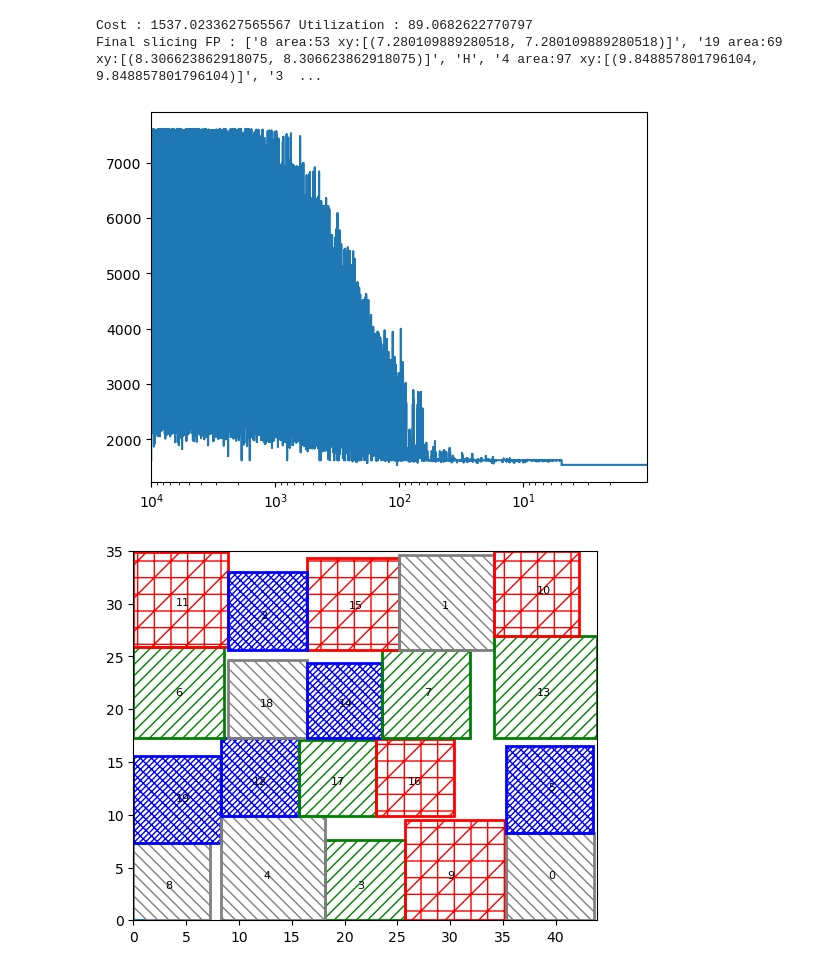
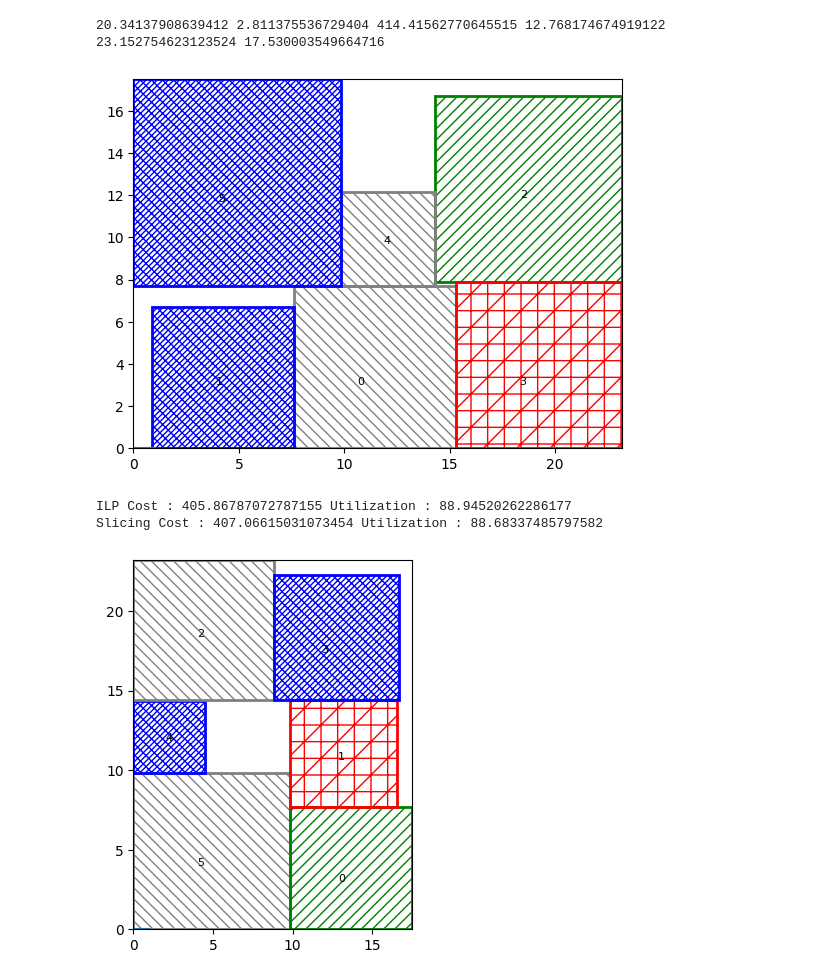
Before and after one commit to srini229/EE5333_tutorials, a Jupyter notebook: fp/Floorplanning.ipynb, the cells around one changed output. Drawn from its saved outputs; the diff is of its cells as text; code cells hidden in the pictures.

```diff
--- a/fp/Floorplanning.ipynb
+++ b/fp/Floorplanning.ipynb
@@ -12,11 +12,7 @@ import random
 
 def accept(delC, T):
   if delC <= 0: return True
-  p = math.exp(-delC/T)
-  x = random.random()
-  if x < p:
-    return True
-  return False
+  return random.random() < math.exp(-delC/T)
 
 # F = initial slicing floorplan in Polish form
 # costEval(F): cost evaluation routine
@@ -161,18 +349,20 @@ print(Cmin, Fmin)
 # %%
-m = []
-for i in range(20):
-  area = random.randint(50,100)
-  m.append(Module(str(i), area, [1.]))
-
+m = [Module(str(i), random.randint(10,100), [1.]) for i in range(6)]
+sol = ilp_floorplan(m)
+plot(sol[0])
+sumarea = sum([i._area for i in m])
+print("ILP Cost :", sol[2], "Utilization :", sumarea * 100./sol[2])
 F = [m[0]]
 for i in range(1, len(m)):
   F.append(m[i])
   F.append('V')
-Fmin, Cmin = sa(1, 10000, 10000, 0.99, F, costEval, accept, perturb)
+Fmin, Cmin = sa(1, 500, 1000, 0.99, F, costEval, accept, perturb, False)
 sumarea = sum([i._area for i in m])
-print("Cost :", Cmin, "Utilization :", sumarea * 100./Cmin)
-print("Final slicing FP :", Fmin)
+print("Slicing Cost :", Cmin, "Utilization :", sumarea * 100./Cmin)
+plotSolution(Fmin)
 # %% [output]
-Cost : 1537.0233627565567 Utilization : 89.0682622770797
-Final slicing FP : ['8 area:53 xy:[(7.280109889280518, 7.280109889280518)]', '19 area:69 xy:[(8.306623862918075, 8.306623862918075)]', 'H', '4 area:97 xy:[(9.848857801796104, 9.848857801796104)]', '3  ...
+20.34137908639412 2.811375536729404 414.41562770645515 12.768174674919122 23.152754623123524 17.530003549664716
-[figure, old version]
+[figure, new version]
+ILP Cost : 405.86787072787155 Utilization : 88.94520262286177
+Slicing Cost : 407.06615031073454 Utilization : 88.68337485797582
+[figure, added]
@@ -246,4 +368,0 @@ def plotSolution(F):
-# %%
-plotSolution(Fmin)
-# %% [output]
-[figure, removed]
```
Also changed, not shown: parts of 11 cells of this notebook.
